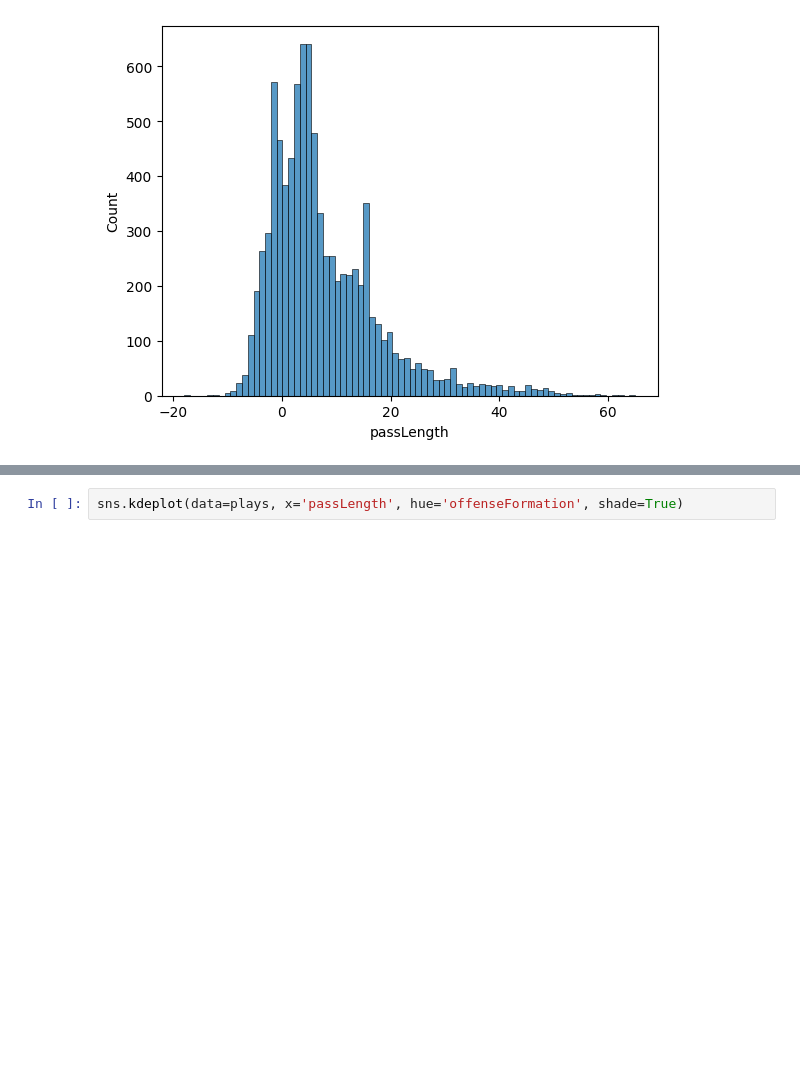
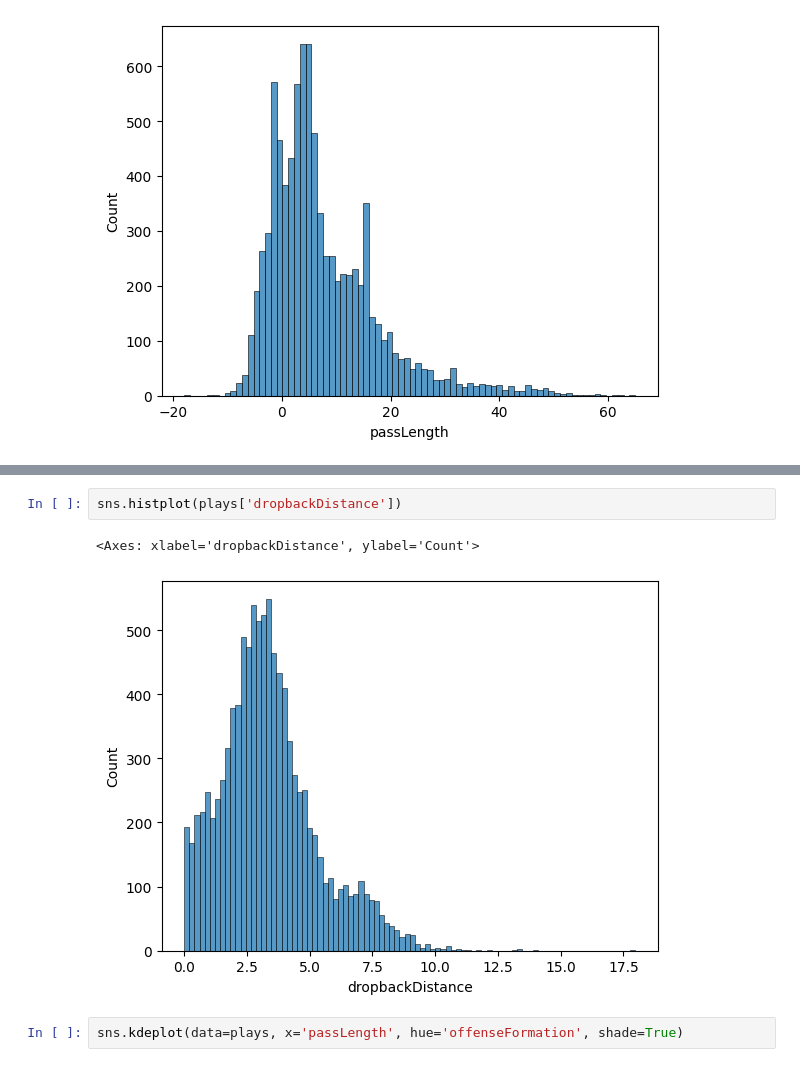
Before and after one commit to maxsossin/NFL-data-analysis-2025, a Jupyter notebook: nfl-data-analysis.ipynb, the cells around one changed output, grey strips where cells are left out. Cells and saved outputs as stored; diff of their text form; blank space fills up the shorter version.

```diff
--- a/nfl-data-analysis.ipynb
+++ b/nfl-data-analysis.ipynb
@@ -110,3 +175,8 @@ sns.histplot(plays['passLength'])
+# %%
+sns.histplot(plays['dropbackDistance'])
+# %% [output]
+<Axes: xlabel='dropbackDistance', ylabel='Count'>
+[figure, added]
 # %%
 sns.kdeplot(data=plays, x='passLength', hue='offenseFormation', shade=True)
 # %% [output]
```
Also changed, not shown: parts of 7 cells of this notebook.
